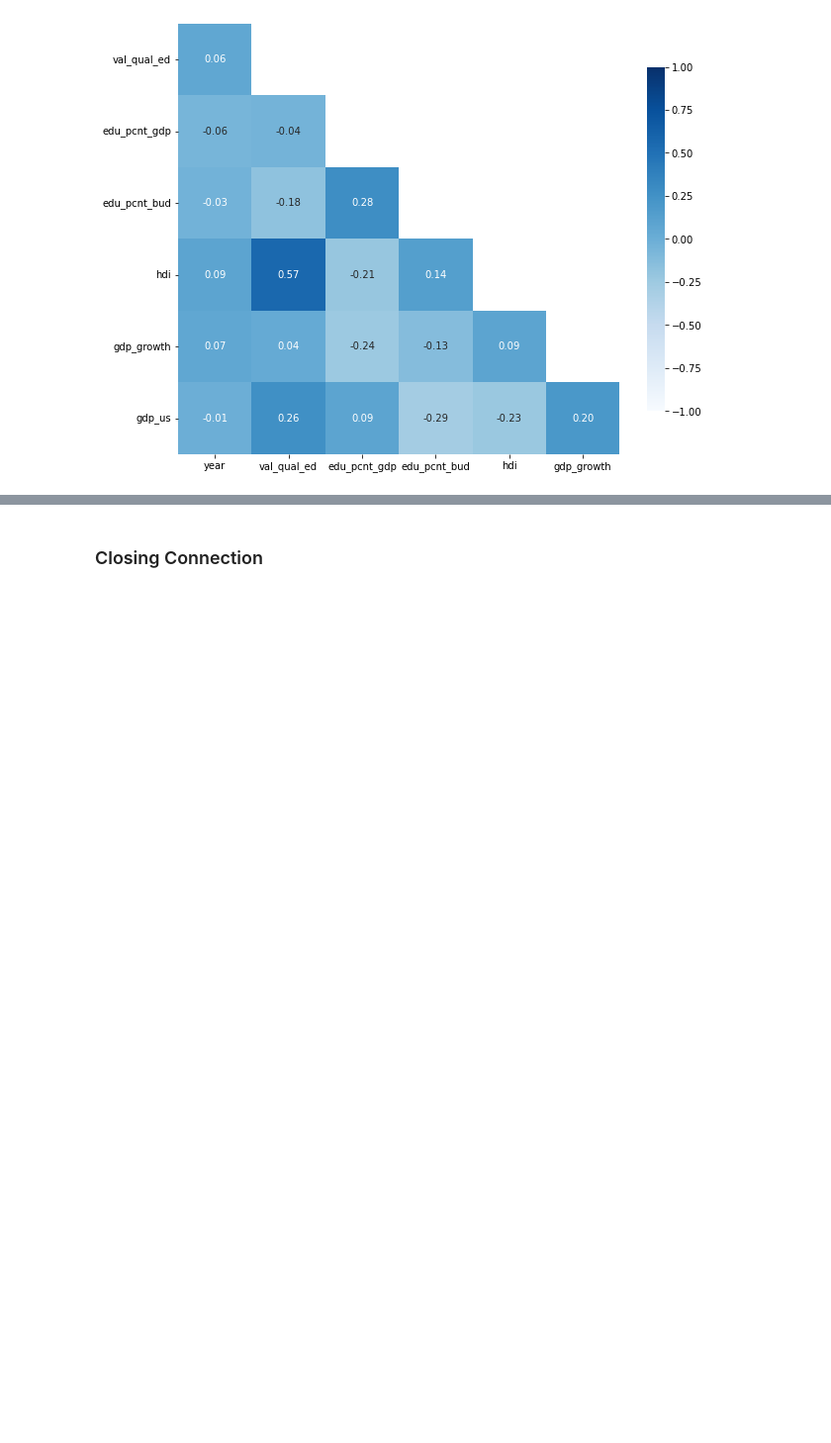
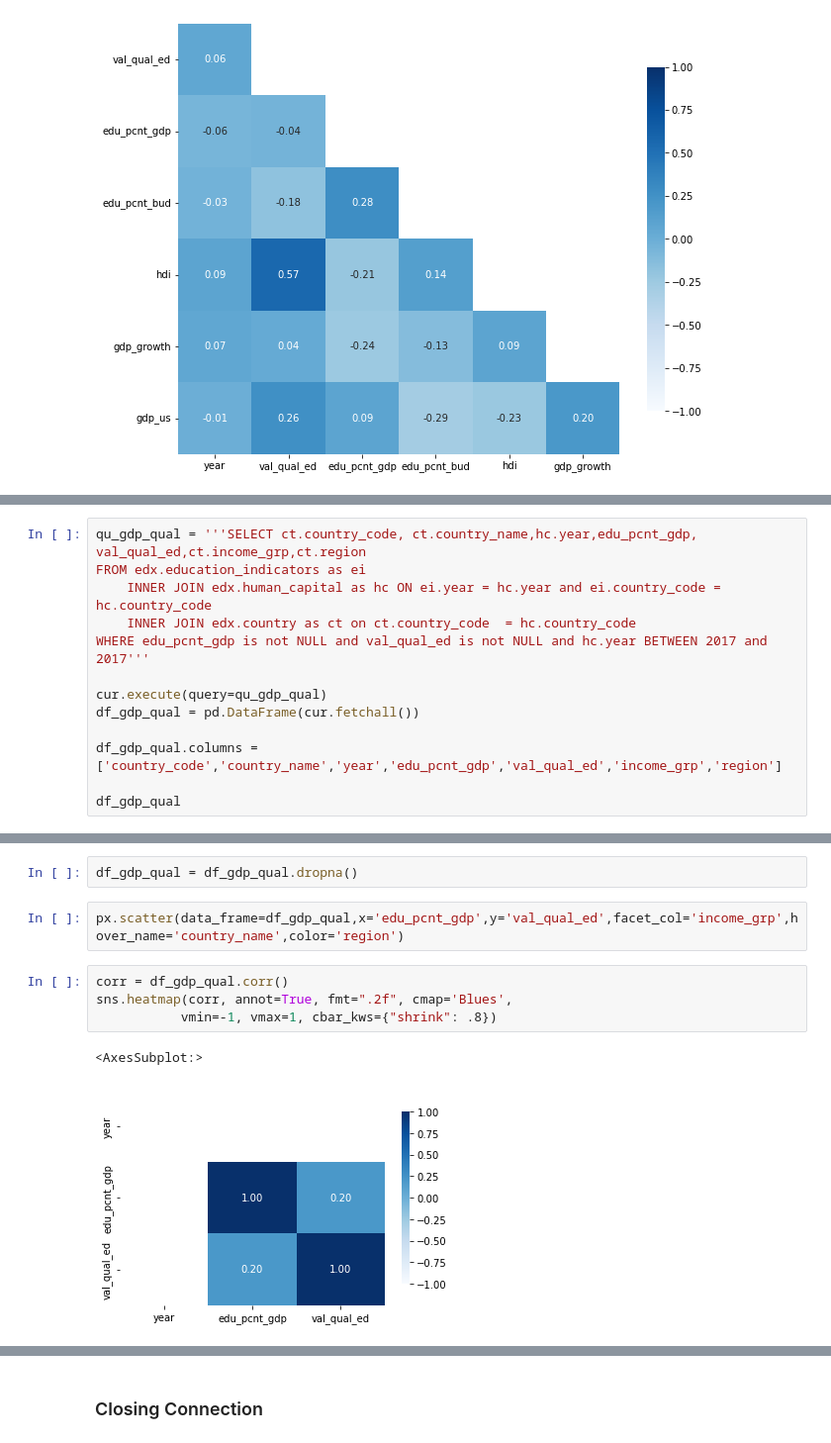
Before and after one commit to IShaalan/BAIT580A---Project-Repo, a Jupyter notebook: analysis.ipynb, the cells around one changed output, grey strips where cells are left out. Shown at 99% size. Cells and saved outputs as stored; diff of their text form; blank space fills up the shorter version.

```diff
--- a/analysis.ipynb
+++ b/analysis.ipynb
@@ -199,0 +202,13 @@ Deprecated in NumPy 1.20; for more details and guidance: https://numpy.org/devdo
+# %%
+qu_gdp_qual = '''SELECT ct.country_code, ct.country_name,hc.year,edu_pcnt_gdp, val_qual_ed,ct.income_grp,ct.region
+FROM edx.education_indicators as ei
+	INNER JOIN edx.human_capital as hc ON ei.year = hc.year and ei.country_code = hc.country_code
+	INNER JOIN edx.country as ct on ct.country_code  = hc.country_code
+WHERE edu_pcnt_gdp is not NULL and val_qual_ed is not NULL and hc.year BETWEEN 2017 and 2017'''
+
+cur.execute(query=qu_gdp_qual)
+df_gdp_qual = pd.DataFrame(cur.fetchall())
+
+df_gdp_qual.columns = ['country_code','country_name','year','edu_pcnt_gdp','val_qual_ed','income_grp','region']
+
+df_gdp_qual
@@ -199,0 +229,11 @@ Deprecated in NumPy 1.20; for more details and guidance: https://numpy.org/devdo
+# %%
+df_gdp_qual = df_gdp_qual.dropna()
+# %%
+px.scatter(data_frame=df_gdp_qual,x='edu_pcnt_gdp',y='val_qual_ed',facet_col='income_grp',hover_name='country_name',color='region')
+# %%
+corr = df_gdp_qual.corr()
+sns.heatmap(corr, annot=True, fmt=".2f", cmap='Blues',
+           vmin=-1, vmax=1, cbar_kws={"shrink": .8})
+# %% [output]
+<AxesSubplot:>
+[figure, added]
```
Also changed, not shown: parts of 12 cells of this notebook.
